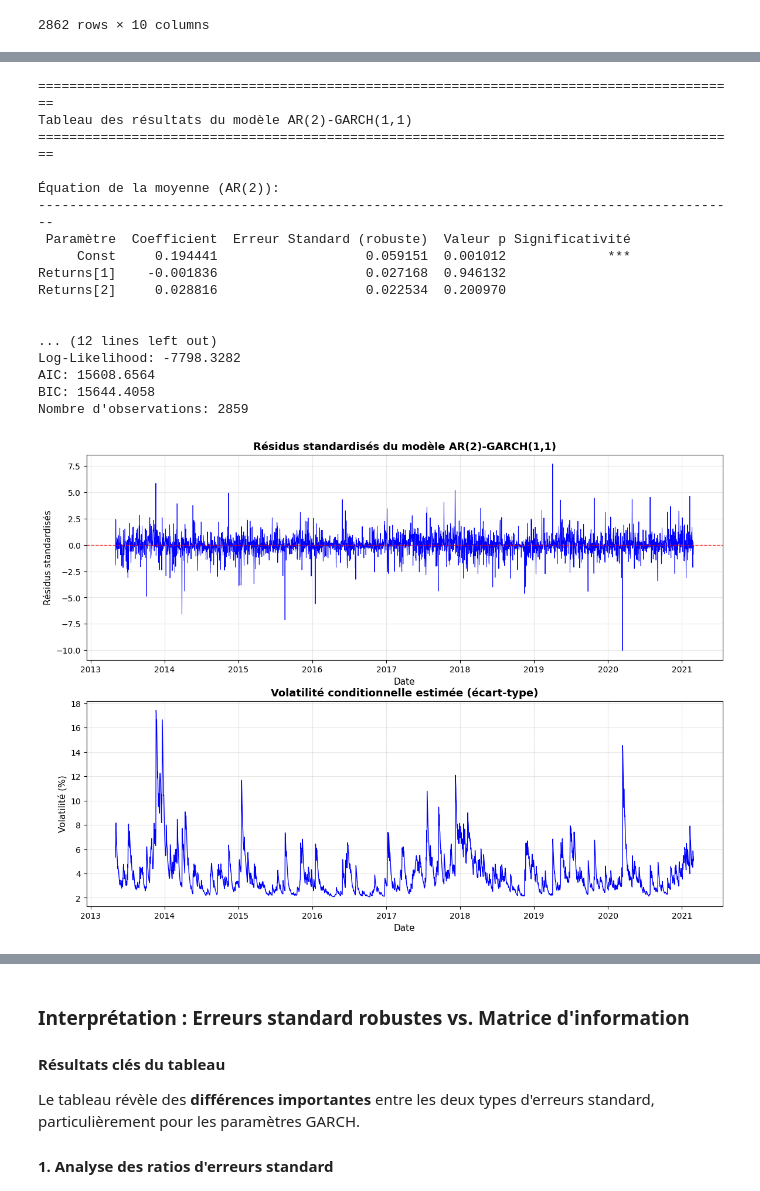
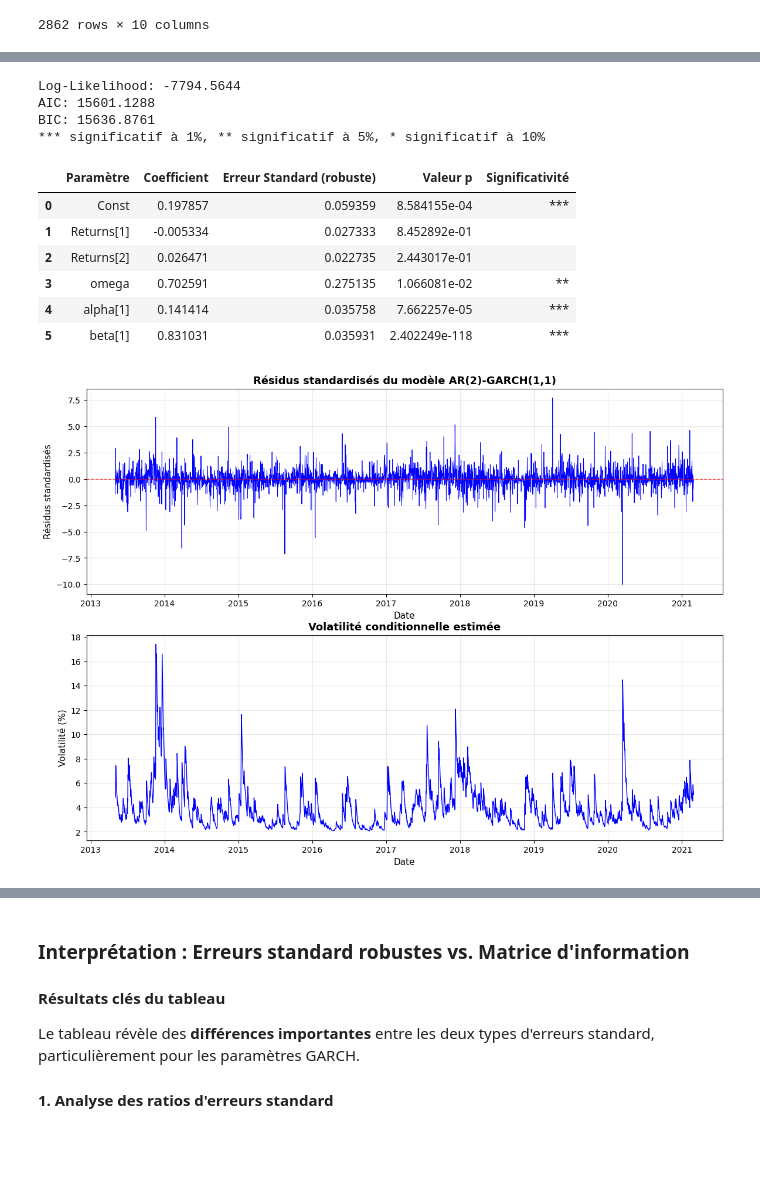
Before and after one commit to Lilas-Bertot/EXAMEN-FINAL, a Jupyter notebook: Q1.ipynb, the cells around one changed output, grey strips where cells are left out. Drawn from its saved outputs; the diff is of its cells as text; code cells hidden in the pictures; blank space fills up the shorter version.

```diff
--- a/Q1.ipynb
+++ b/Q1.ipynb
@@ -34,19 +37,15 @@ Dimensions du dataset: (2862, 10)
 | 2861 | 2862 | Bitcoin | BTC | 2021-02-27 23:59 | 48253.270100 | 45269.025770 | 46344.772240 | 46188.451280 | 4.591095e+10 | 8.609780e+11 |
 2862 rows × 10 columns
 # %%
-# Rechargement des données pour s'assurer qu'on part de 2862 observations
-df_bitcoin = pd.read_csv('coin_Bitcoin.csv')
-print(f"Nombre d'observations initiales: {df_bitcoin.shape[0]}")
-
-# Calcul des rendements quotidiens
+# Rendements quotidiens
 df_bitcoin['Returns'] = df_bitcoin['Close'].pct_change()
 
-print(f"Nombre de valeurs manquantes après calcul des rendements: {df_bitcoin['Returns'].isna().sum()}")
+print(f"Observations avant rendements: {df_bitcoin.shape[0]}")
+print(f"Valeurs manquantes après calcul des rendements: {df_bitcoin['Returns'].isna().sum()}")
 
-# Suppression des observations manquantes
+# Suppression observations manquantes
 df_bitcoin = df_bitcoin.dropna(subset=['Returns']).reset_index(drop=True)
 
-print(f"\nNombre d'observations après nettoyage: {df_bitcoin.shape[0]}")
-print(f"Nombre de valeurs manquantes après nettoyage: {df_bitcoin['Returns'].isna().sum()}")
-print(f"\nDimensions finales: {df_bitcoin.shape}")
+print(f"\nObservations après nettoyage: {df_bitcoin.shape[0]}")
+print(f"Valeurs manquantes après nettoyage: {df_bitcoin['Returns'].isna().sum()}")
 # %% [output]
@@ -185,13 +163,9 @@ Covariance estimator: robust
 # %%
-# Création d'un tableau formaté avec les résultats
-# Extraction des paramètres, erreurs standard et valeurs p
-
-# Récupération des résultats
+# Tableau résultats
 params = results.params
 std_err = results.std_err
 pvalues = results.pvalues
 
-# Création d'un DataFrame pour présenter les résultats
 results_table = pd.DataFrame({
     'Paramètre': params.index,
     'Coefficient': params.values,
@@ -201,66 +175,46 @@ results_table = pd.DataFrame({
                         for p in pvalues.values]
 })
 
-print("=" * 90)
-print("Tableau des résultats du modèle AR(2)-GARCH(1,1)")
-print("=" * 90)
-print("\nÉquation de la moyenne (AR(2)):")
-print("-" * 90)
-print(results_table.iloc[:3].to_string(index=False))
-
-print("\n\nÉquation de la variance (GARCH(1,1)):")
-print("-" * 90)
-print(results_table.iloc[3:].to_string(index=False))
-
-print("\n" + "=" * 90)
-print("\nNotes:")
-print("*** significatif à 1%, ** significatif à 5%, * significatif à 10%")
 print(f"\nLog-Likelihood: {results.loglikelihood:.4f}")
 print(f"AIC: {results.aic:.4f}")
 print(f"BIC: {results.bic:.4f}")
-print(f"Nombre d'observations: {results.nobs}")
+print("*** significatif à 1%, ** significatif à 5%, * significatif à 10%")
+
+results_table
 # %% [output]
-==========================================================================================
-Tableau des résultats du modèle AR(2)-GARCH(1,1)
-==========================================================================================
-
-Équation de la moyenne (AR(2)):
-------------------------------------------------------------------------------------------
- Paramètre  Coefficient  Erreur Standard (robuste)  Valeur p Significativité
-     Const     0.194441                   0.059151  0.001012             ***
-Returns[1]    -0.001836                   0.027168  0.946132
-Returns[2]     0.028816                   0.022534  0.200970
-
-
-... (12 lines left out)
-Log-Likelihood: -7798.3282
-AIC: 15608.6564
-BIC: 15644.4058
-Nombre d'observations: 2859
+Log-Likelihood: -7794.5644
+AIC: 15601.1288
+BIC: 15636.8761
+*** significatif à 1%, ** significatif à 5%, * significatif à 10%
+|  | Paramètre | Coefficient | Erreur Standard (robuste) | Valeur p | Significativité |
+| 0 | Const | 0.197857 | 0.059359 | 8.584155e-04 | *** |
+| 1 | Returns[1] | -0.005334 | 0.027333 | 8.452892e-01 |  |
+| 2 | Returns[2] | 0.026471 | 0.022735 | 2.443017e-01 |  |
+| 3 | omega | 0.702591 | 0.275135 | 1.066081e-02 | ** |
+| 4 | alpha[1] | 0.141414 | 0.035758 | 7.662257e-05 | *** |
+| 5 | beta[1] | 0.831031 | 0.035931 | 2.402249e-118 | *** |
 # %%
-# Extraction des résidus standardisés et de la volatilité conditionnelle
 standardized_residuals = results.std_resid
 conditional_volatility = results.conditional_volatility
 
-# Les résidus ont 2859 observations (on perd 2 obs à cause d'AR(2))
-# Il faut aligner les dates avec les résidus
+# Alignement dates et résidus (perte 2 observations à cause AR(2))
 dates = df_bitcoin['Date'].values
 
 fig, axes = plt.subplots(2, 1, figsize=(14, 10))
 
-# Graphique 1: Résidus standardisés
+# Graphique résidus standardisés
 axes[0].plot(dates, standardized_residuals, linewidth=0.7, color='blue')
 axes[0].axhline(y=0, color='red', linestyle='--', linewidth=1, alpha=0.7)
 axes[0].set_title('Résidus standardisés du modèle AR(2)-GARCH(1,1)', fontsize=13, fontweight='bold')
 axes[0].set_xlabel('Date', fontsize=11)
 axes[0].set_ylabel('Résidus standardisés', fontsize=11)
 axes[0].grid(True, alpha=0.3)
 
-# Graphique 2: Volatilité conditionnelle
+# Graphique volatilité conditionnelle
 axes[1].plot(dates, conditional_volatility, linewidth=1, color='blue')
-axes[1].set_title('Volatilité conditionnelle estimée (écart-type)', fontsize=13, fontweight='bold')
+axes[1].set_title('Volatilité conditionnelle estimée', fontsize=13, fontweight='bold')
 axes[1].set_xlabel('Date', fontsize=11)
 axes[1].set_ylabel('Volatilité (%)', fontsize=11)
 axes[1].grid(True, alpha=0.3)
 # %% [output]
-[figure, old version]
+[figure, new version]
```
Also changed, not shown: parts of 18 cells of this notebook.
